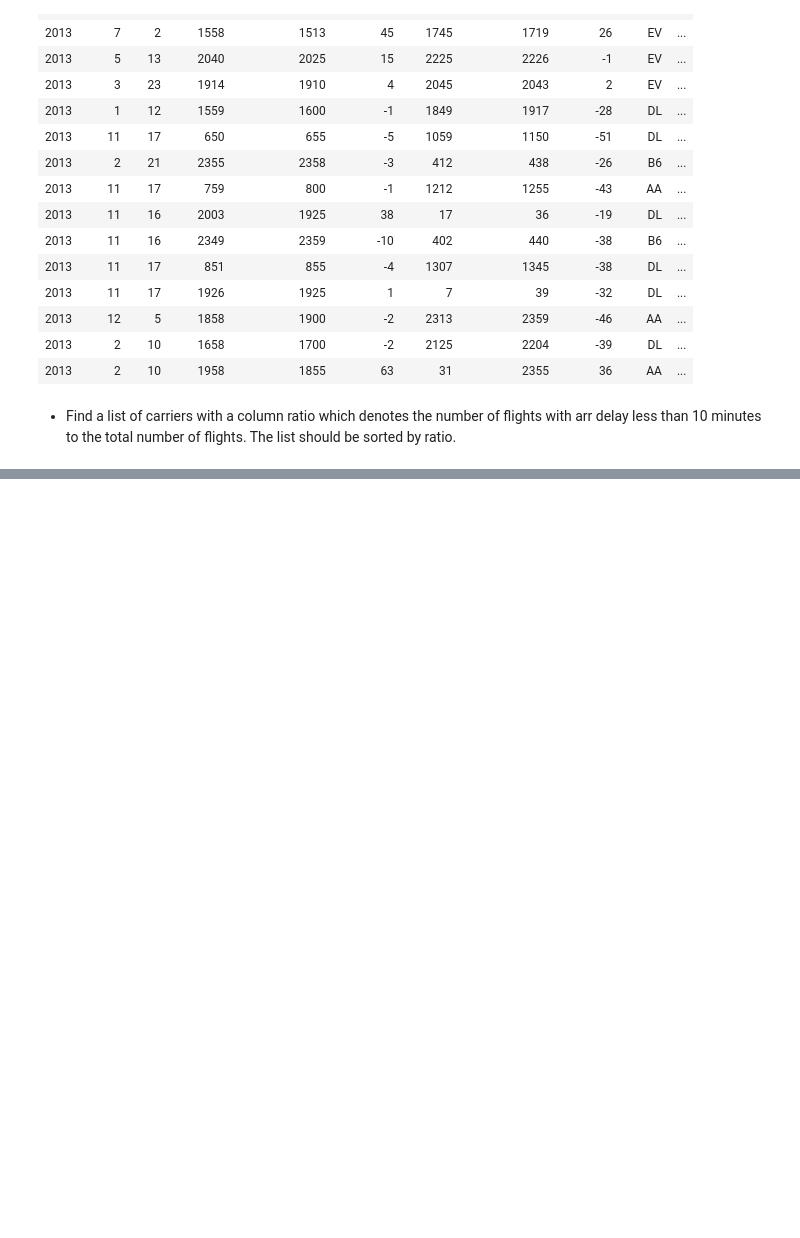
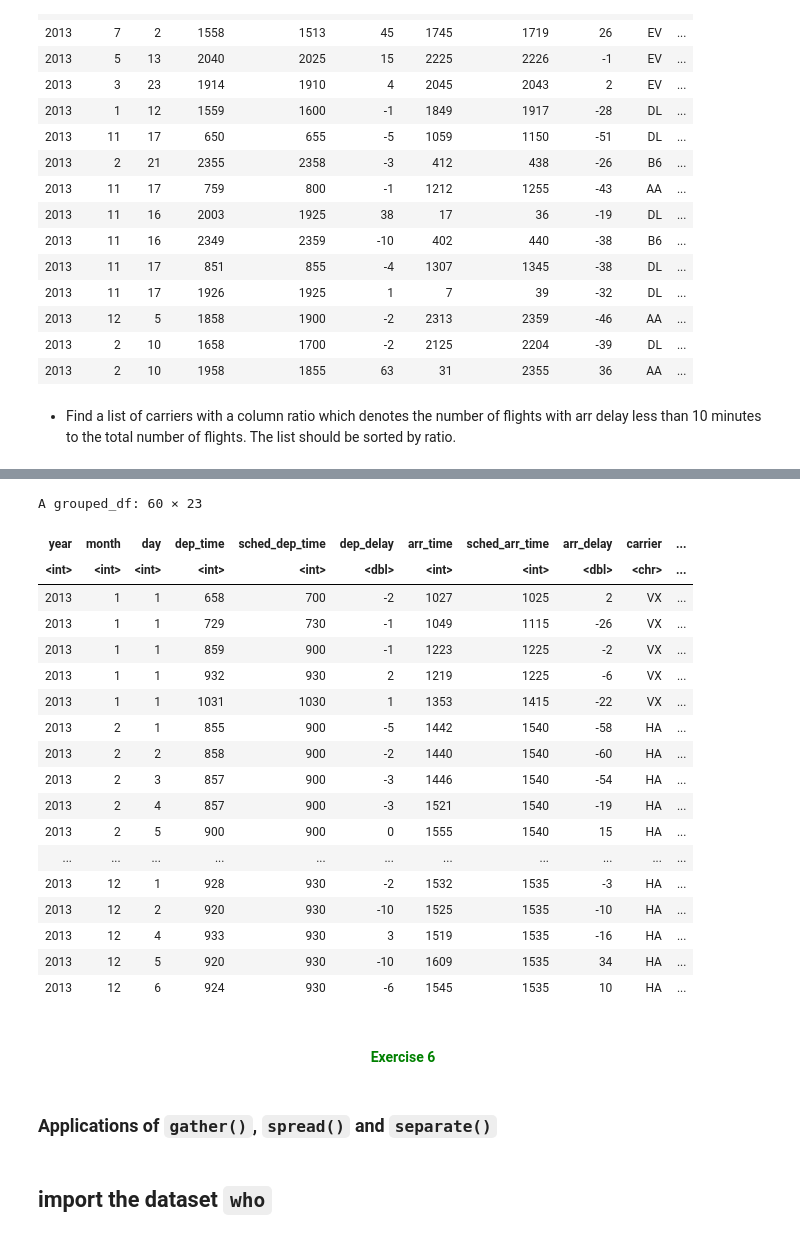
Before and after one commit to Jrana1/statistics-tutorials, a Jupyter notebook: Descriptive-Statistics/Sheet2_Solutions.ipynb, the cells around one changed output, grey strips where cells are left out. Cells and saved outputs as stored; diff of their text form; code cells hidden in the pictures; blank space fills up the shorter version.

```diff
--- a/Descriptive-Statistics/Sheet2_Solutions.ipynb
+++ b/Descriptive-Statistics/Sheet2_Solutions.ipynb
@@ -905,0 +963,28 @@ A tibble: 15 × 20
+# %%
+y %>% slice(1:5)
+# %% [output]
+A grouped_df: 60 × 23
+| year | month | day | dep_time | sched_dep_time | dep_delay | arr_time | sched_arr_time | arr_delay | carrier | ... |
+| <int> | <int> | <int> | <int> | <int> | <dbl> | <int> | <int> | <dbl> | <chr> | ... |
+| 2013 | 1 | 1 | 658 | 700 | -2 | 1027 | 1025 | 2 | VX | ... |
+| 2013 | 1 | 1 | 729 | 730 | -1 | 1049 | 1115 | -26 | VX | ... |
+| 2013 | 1 | 1 | 859 | 900 | -1 | 1223 | 1225 | -2 | VX | ... |
+| 2013 | 1 | 1 | 932 | 930 | 2 | 1219 | 1225 | -6 | VX | ... |
+| 2013 | 1 | 1 | 1031 | 1030 | 1 | 1353 | 1415 | -22 | VX | ... |
+| 2013 | 2 | 1 | 855 | 900 | -5 | 1442 | 1540 | -58 | HA | ... |
+| 2013 | 2 | 2 | 858 | 900 | -2 | 1440 | 1540 | -60 | HA | ... |
+| 2013 | 2 | 3 | 857 | 900 | -3 | 1446 | 1540 | -54 | HA | ... |
+| 2013 | 2 | 4 | 857 | 900 | -3 | 1521 | 1540 | -19 | HA | ... |
+| 2013 | 2 | 5 | 900 | 900 | 0 | 1555 | 1540 | 15 | HA | ... |
+| ... | ... | ... | ... | ... | ... | ... | ... | ... | ... | ... |
+| 2013 | 12 | 1 | 928 | 930 | -2 | 1532 | 1535 | -3 | HA | ... |
+| 2013 | 12 | 2 | 920 | 930 | -10 | 1525 | 1535 | -10 | HA | ... |
+| 2013 | 12 | 4 | 933 | 930 | 3 | 1519 | 1535 | -16 | HA | ... |
+| 2013 | 12 | 5 | 920 | 930 | -10 | 1609 | 1535 | 34 | HA | ... |
+| 2013 | 12 | 6 | 924 | 930 | -6 | 1545 | 1535 | 10 | HA | ... |
+# %% [markdown]
+ <h4 style="color:green;text-align:center">Exercise 6</h4>
+# %% [markdown]
+### Applications of <code>gather()</code>, <code>spread()</code> and <code>separate()</code>
+# %% [markdown]
+## import the dataset <code>who</code>
```
Also changed, not shown: parts of 40 cells of this notebook, 1 other file.
